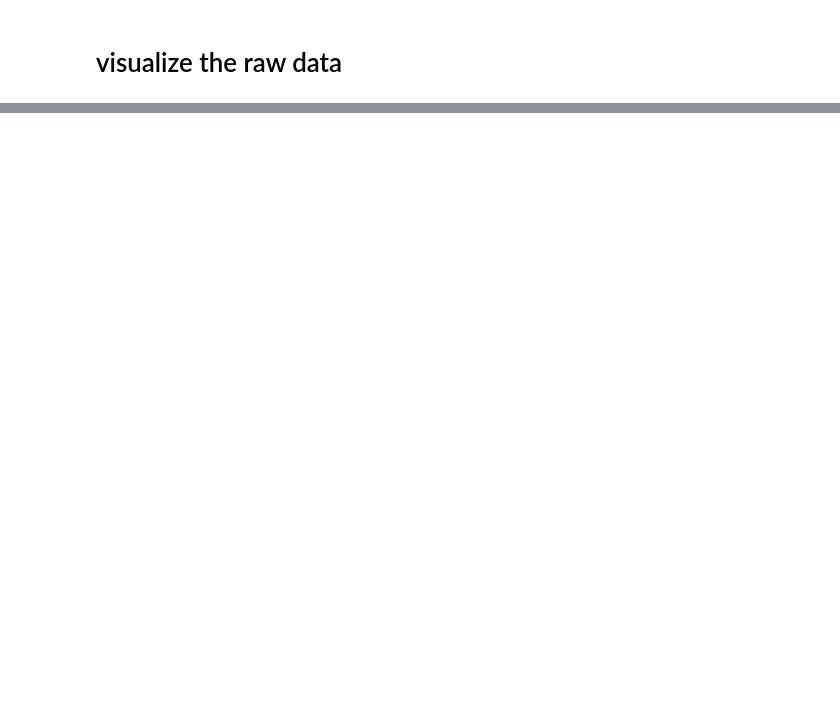
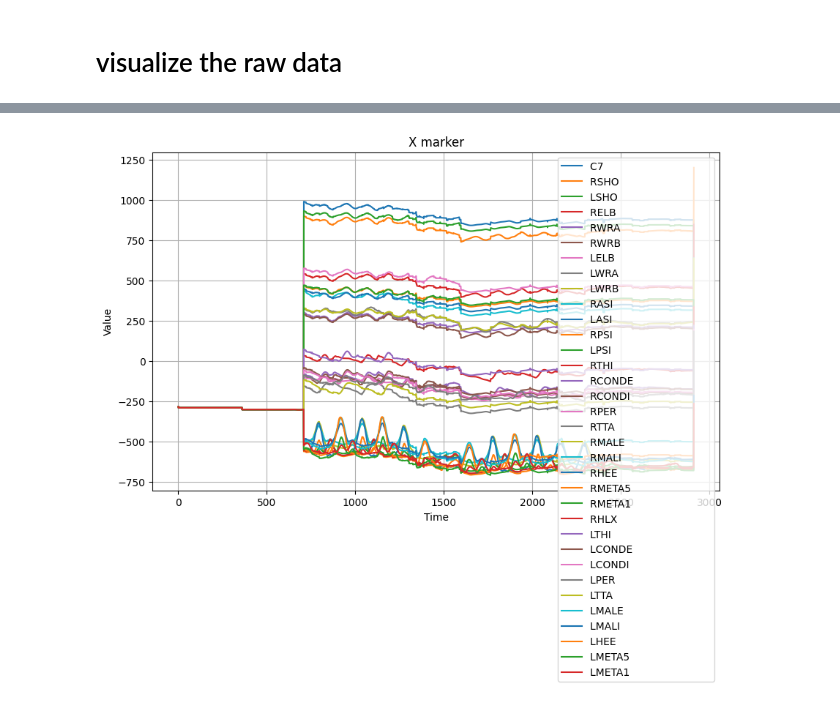
Before and after one commit to anqizhou13/FastTracker, a Jupyter notebook: process.ipynb, the cells around one changed output, grey strips where cells are left out. Cells and saved outputs as stored; diff of their text form; code cells hidden in the pictures; blank space fills up the shorter version.

```diff
--- a/process.ipynb
+++ b/process.ipynb
@@ -57,0 +65,23 @@ plt.show()
+# %%
+center = np.mean(data['time_series_raw'], axis=0)
+
+# transform marker data
+ego = []
+for i in range(len(reader.point_labels)):
+    ego.append(data['time_series_raw'][i] - center) # compute euclidean distance
+ego = {'time_series_centered': np.array(ego)}
+data.update(ego)
+# %%
+plt.figure(figsize=(10, 6))
+for i in range(34): # there are a total of 34 known markers
+#for i in range(len(data['time_series_raw'])): # total length includes markers that were dropped
+    plt.plot(np.linspace(0, len(data['time_series_raw'][0][0]), num=len(data['time_series_raw'][0][0])),
+        data['time_series_centered'][i][2], label=data['marker_labels'][i])
+plt.title('X marker')
+plt.xlabel('Time')
+plt.ylabel('Value')
+plt.grid(True)
+plt.legend()
+plt.show()
+# %% [output]
+[figure, added]
```
Also changed, not shown: parts of 4 cells of this notebook.
